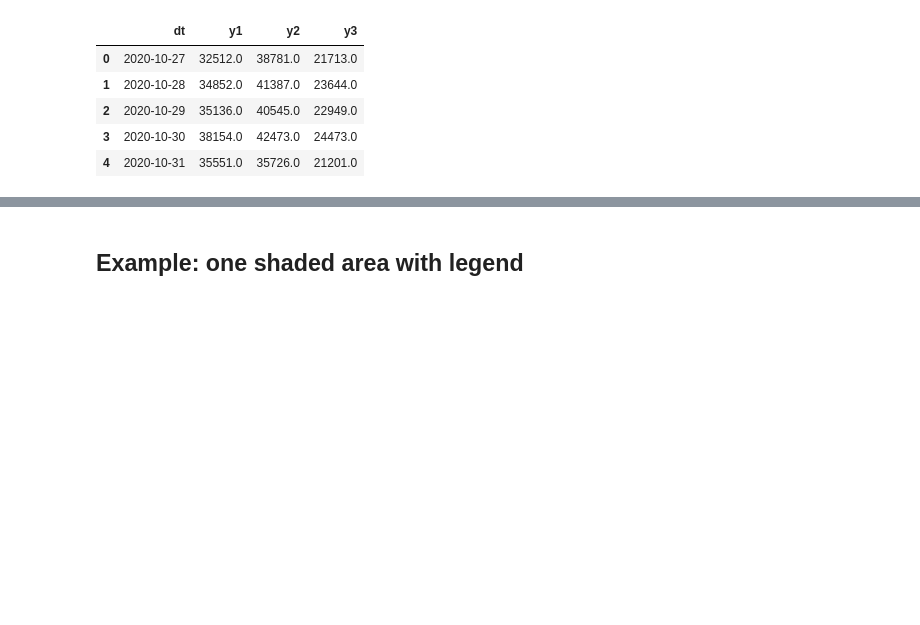
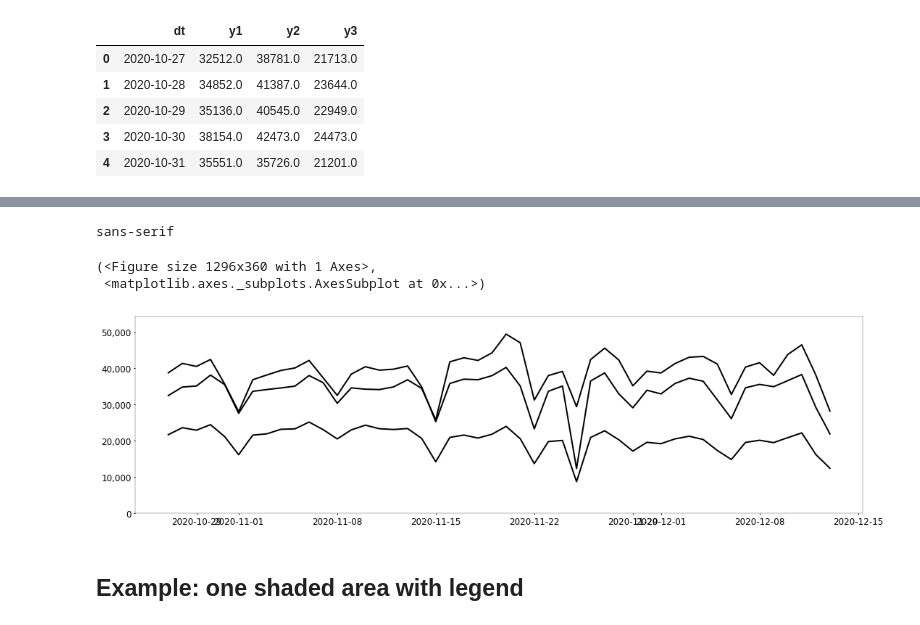
Before and after one commit to CityofToronto/bdit_plotting_gallery, a Jupyter notebook: multiline_test.ipynb, the cells around one changed output, grey strips where cells are left out. Saved outputs shown, nothing was run; the diff lists cells and outputs as text; code cells hidden in the pictures; blank space fills up the shorter version.

Commit message:
WIP #2, #3: test docstring and placeholder multiline example

```diff
--- a/multiline_test.ipynb
+++ b/multiline_test.ipynb
@@ -117,2 +427,13 @@ df_multi.head()
+# %%
+sett_empty={
+
+}
+# %%
+multi_linechart(df_multi, sett_empty)
+# %% [output]
+sans-serif
+(<Figure size 1296x360 with 1 Axes>,
+ <matplotlib.axes._subplots.AxesSubplot at 0x...>)
+[figure, added]
 # %% [markdown]
 ## Example: one shaded area with legend
```
Also changed, not shown: parts of 4 cells of this notebook, 34 other files.
